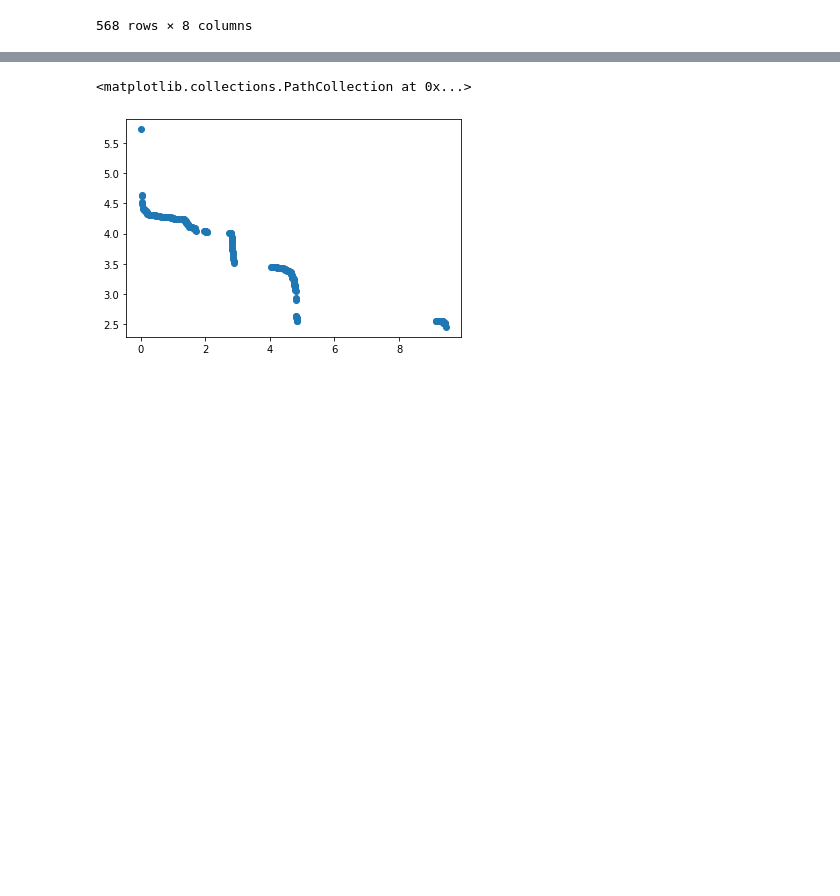
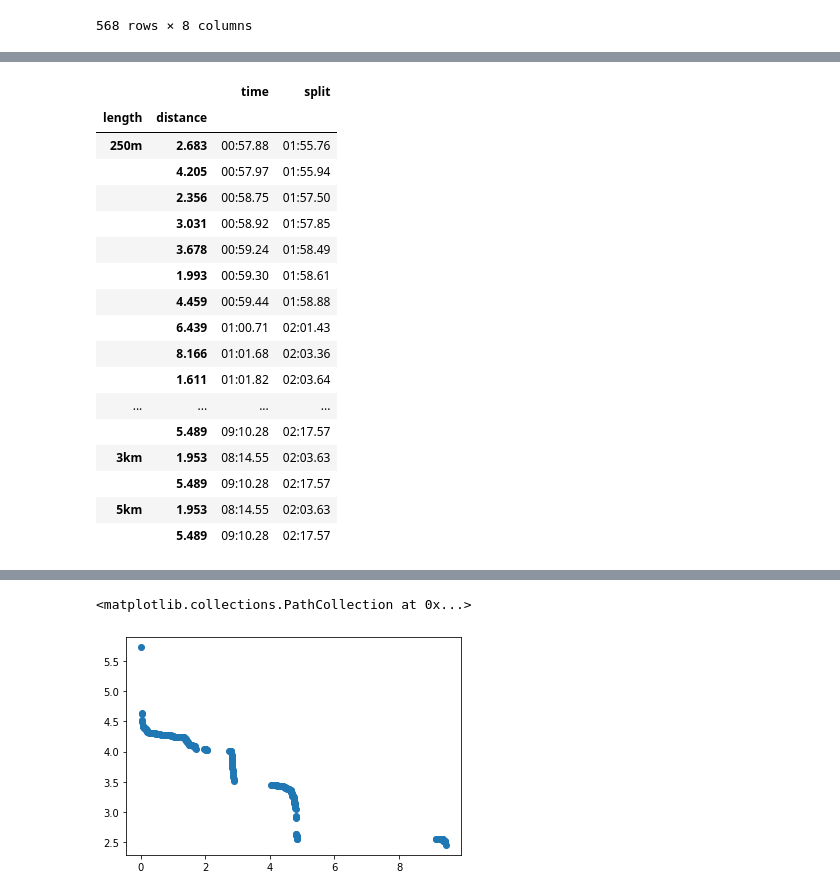
Before and after one commit to matthewghgriffiths/gps_analysis, a Jupyter notebook: gps_analysis.ipynb, the cells around one changed output, grey strips where cells are left out. Drawn from its saved outputs; the diff is of its cells as text; code cells hidden in the pictures; blank space fills up the shorter version.

```diff
--- a/gps_analysis.ipynb
+++ b/gps_analysis.ipynb
@@ -55,0 +34,21 @@ loc_times
+# %%
+splits.find_all_best_times(positions).applymap(splits.strfmtsplit)
+# %% [output]
+|  |  | time | split |
+| length | distance |  |  |
+| 250m | 2.683 | 00:57.88 | 01:55.76 |
+|  | 4.205 | 00:57.97 | 01:55.94 |
+|  | 2.356 | 00:58.75 | 01:57.50 |
+|  | 3.031 | 00:58.92 | 01:57.85 |
+|  | 3.678 | 00:59.24 | 01:58.49 |
+|  | 1.993 | 00:59.30 | 01:58.61 |
+|  | 4.459 | 00:59.44 | 01:58.88 |
+|  | 6.439 | 01:00.71 | 02:01.43 |
+|  | 8.166 | 01:01.68 | 02:03.36 |
+|  | 1.611 | 01:01.82 | 02:03.64 |
+| ... | ... | ... | ... |
+|  | 5.489 | 09:10.28 | 02:17.57 |
+| 3km | 1.953 | 08:14.55 | 02:03.63 |
+|  | 5.489 | 09:10.28 | 02:17.57 |
+| 5km | 1.953 | 08:14.55 | 02:03.63 |
+|  | 5.489 | 09:10.28 | 02:17.57 |
```
Also changed, not shown: parts of 16 cells of this notebook, 2 other files.
